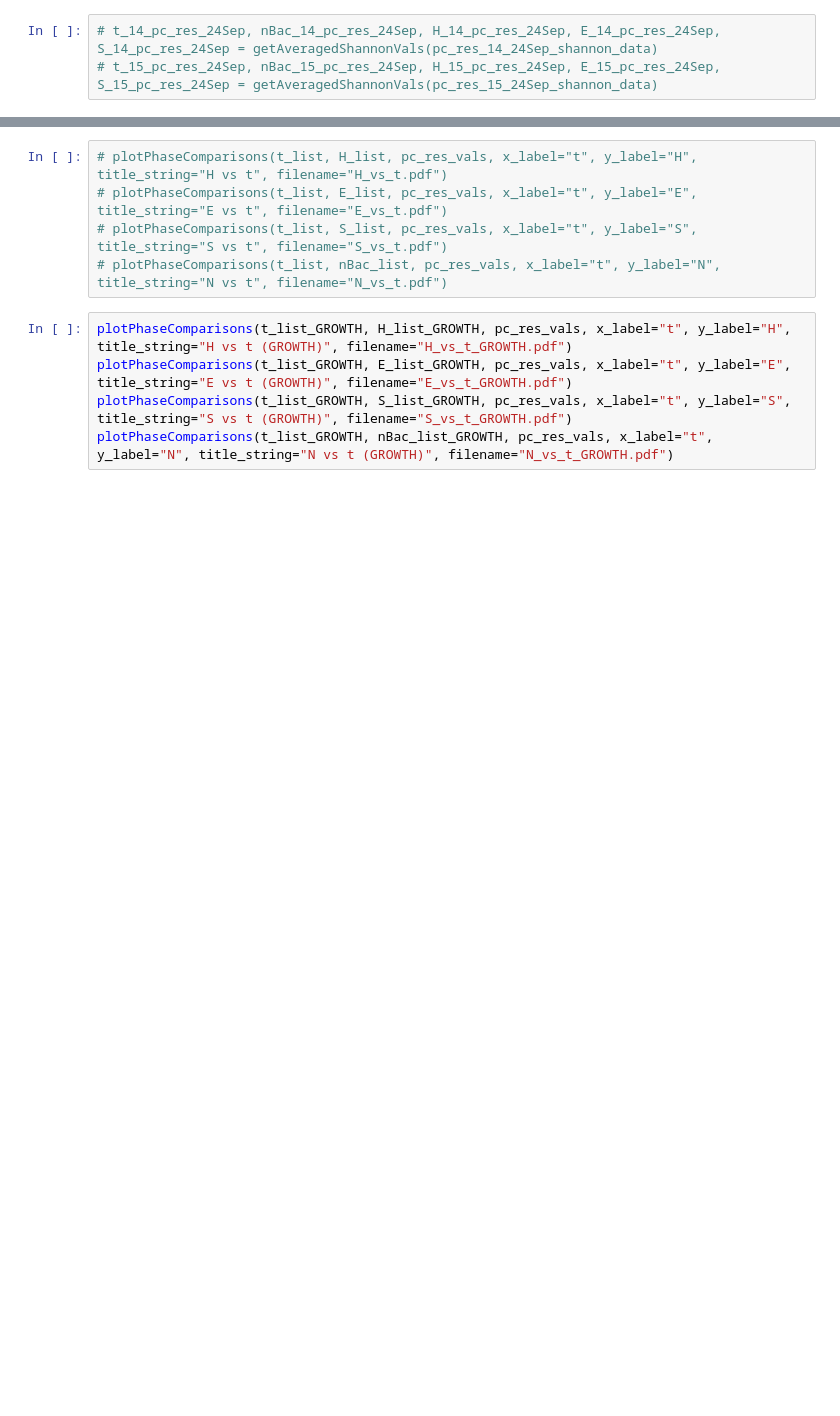
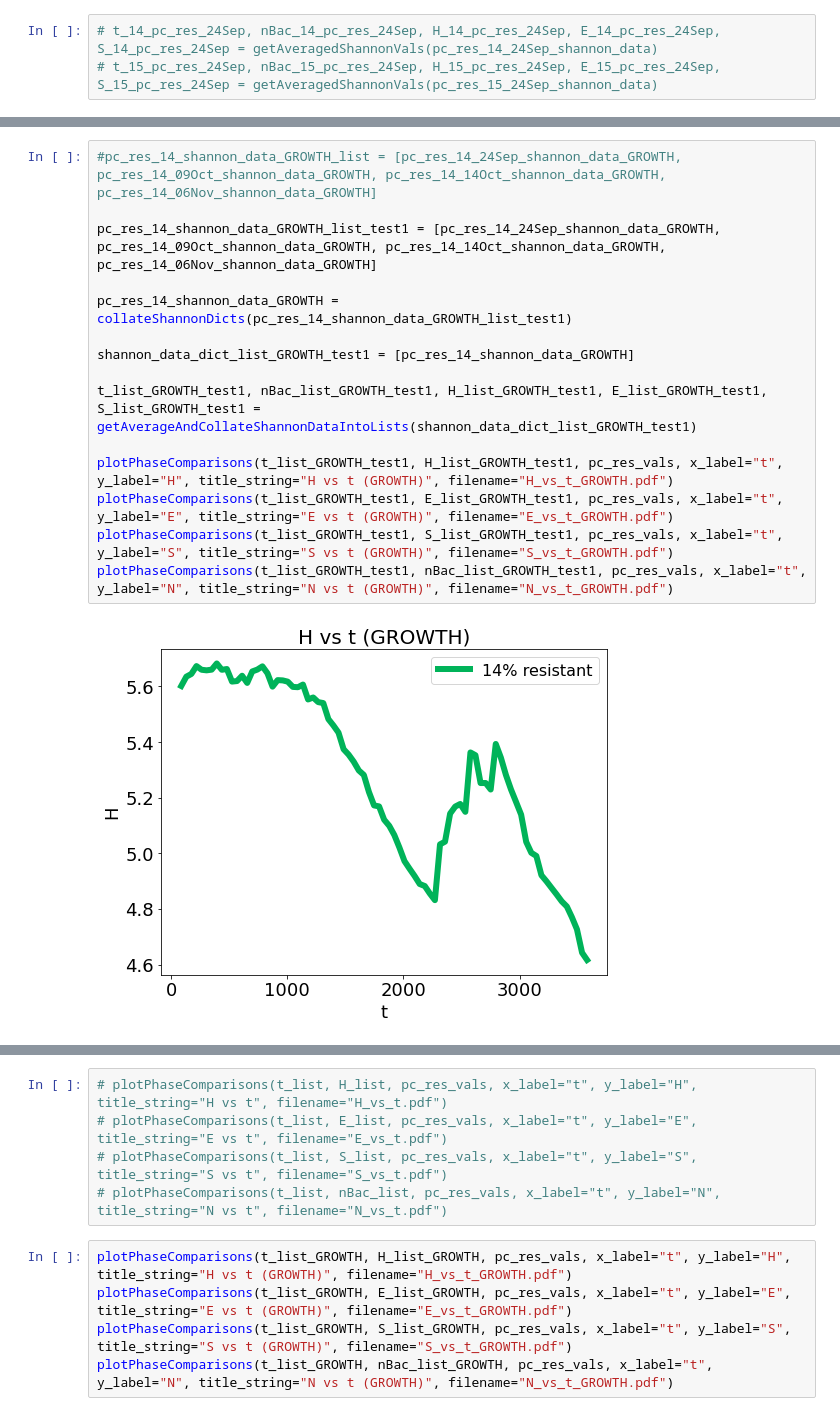
Before and after one commit to patricksinclair/multispecies_postprocessing, a Jupyter notebook: geno_distbs/varying_susceps/multispecies_shannon_plotter.ipynb, the cells around one changed output, grey strips where cells are left out. Cells and saved outputs as stored; diff of their text form; blank space fills up the shorter version.

```diff
--- a/geno_distbs/varying_susceps/multispecies_shannon_plotter.ipynb
+++ b/geno_distbs/varying_susceps/multispecies_shannon_plotter.ipynb
@@ -346 +396,18 @@ def plotPhaseComparisons(x_data_list, y_data_list, pc_res_vals, x_label, y_label
     plt.show()
+# %%
+#pc_res_14_shannon_data_GROWTH_list = [pc_res_14_24Sep_shannon_data_GROWTH, pc_res_14_09Oct_shannon_data_GROWTH, pc_res_14_14Oct_shannon_data_GROWTH, pc_res_14_06Nov_shannon_data_GROWTH]
+
+pc_res_14_shannon_data_GROWTH_list_test1 = [pc_res_14_24Sep_shannon_data_GROWTH, pc_res_14_09Oct_shannon_data_GROWTH, pc_res_14_14Oct_shannon_data_GROWTH, pc_res_14_06Nov_shannon_data_GROWTH]
+
+pc_res_14_shannon_data_GROWTH = collateShannonDicts(pc_res_14_shannon_data_GROWTH_list_test1)
+
+shannon_data_dict_list_GROWTH_test1 = [pc_res_14_shannon_data_GROWTH]
+
+t_list_GROWTH_test1, nBac_list_GROWTH_test1, H_list_GROWTH_test1, E_list_GROWTH_test1, S_list_GROWTH_test1 = getAverageAndCollateShannonDataIntoLists(shannon_data_dict_list_GROWTH_test1)
+
+plotPhaseComparisons(t_list_GROWTH_test1, H_list_GROWTH_test1, pc_res_vals, x_label="t", y_label="H", title_string="H vs t (GROWTH)", filename="H_vs_t_GROWTH.pdf")
+plotPhaseComparisons(t_list_GROWTH_test1, E_list_GROWTH_test1, pc_res_vals, x_label="t", y_label="E", title_string="E vs t (GROWTH)", filename="E_vs_t_GROWTH.pdf")
+plotPhaseComparisons(t_list_GROWTH_test1, S_list_GROWTH_test1, pc_res_vals, x_label="t", y_label="S", title_string="S vs t (GROWTH)", filename="S_vs_t_GROWTH.pdf")
+plotPhaseComparisons(t_list_GROWTH_test1, nBac_list_GROWTH_test1, pc_res_vals, x_label="t", y_label="N", title_string="N vs t (GROWTH)", filename="N_vs_t_GROWTH.pdf")
+# %% [output]
+[figure, added]
```
Also changed, not shown: parts of 15 cells of this notebook, 4 other files.
